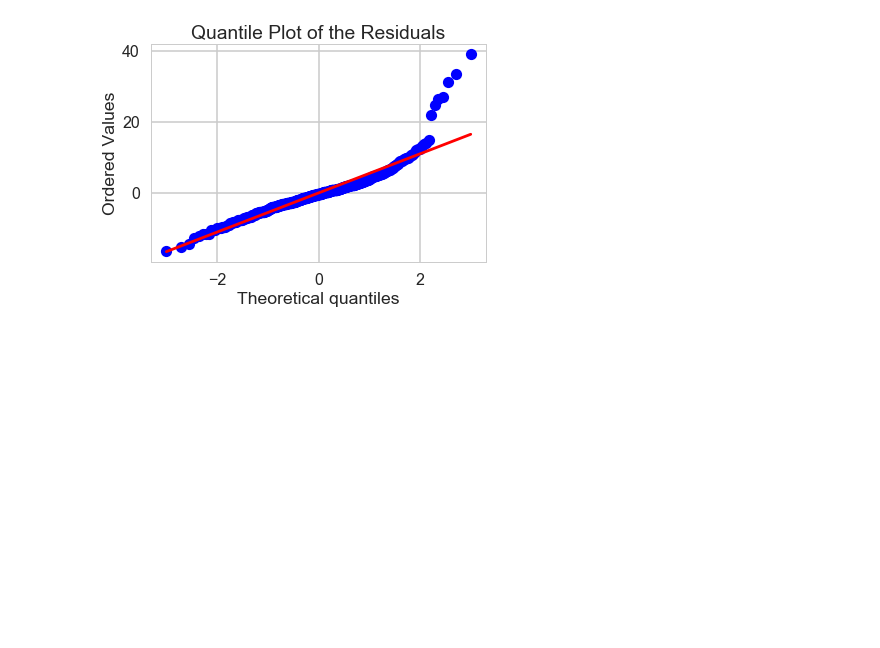
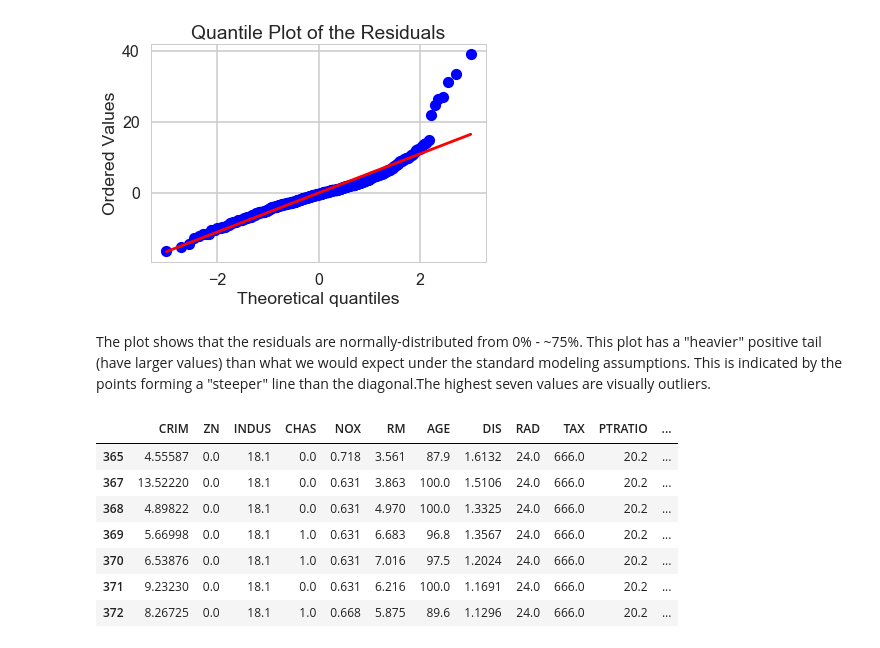
Before and after one commit to ddaly68/Springboard.DataScience, a Jupyter notebook: 8.5.1_LinearRegression/Mini_Project_Linear_Regression.ipynb, the cells around one changed output. Saved outputs shown, nothing was run; the diff lists cells and outputs as text; code cells hidden in the pictures; blank space fills up the shorter version.

```diff
--- a/8.5.1_LinearRegression/Mini_Project_Linear_Regression.ipynb
+++ b/8.5.1_LinearRegression/Mini_Project_Linear_Regression.ipynb
@@ -907,3 +907,22 @@ stats.probplot(model.resid, plot=pylab)
 _ = plt.title('Quantile Plot of the Residuals');
 # %% [output]
 [figure]
+# %% [markdown]
+The plot shows that the residuals are normally-distributed from 0% - ~75%. This plot has a "heavier" positive tail (have larger values) than what we would expect under the standard modeling assumptions. This is indicated by the points forming a "steeper" line than the diagonal.The highest seven values are visually outliers.
+# %%
+# ferret out large residuals
+bos['FITTED'] = model.fittedvalues
+bos['RESIDUALS'] = model.resid
+
+large_residuals = bos[bos.RESIDUALS > 20]
+len(large_residuals)
+large_residuals
+# %% [output]
+|  | CRIM | ZN | INDUS | CHAS | NOX | RM | AGE | DIS | RAD | TAX | PTRATIO | ... |
+| 365 | 4.55587 | 0.0 | 18.1 | 0.0 | 0.718 | 3.561 | 87.9 | 1.6132 | 24.0 | 666.0 | 20.2 | ... |
+| 367 | 13.52220 | 0.0 | 18.1 | 0.0 | 0.631 | 3.863 | 100.0 | 1.5106 | 24.0 | 666.0 | 20.2 | ... |
+| 368 | 4.89822 | 0.0 | 18.1 | 0.0 | 0.631 | 4.970 | 100.0 | 1.3325 | 24.0 | 666.0 | 20.2 | ... |
+| 369 | 5.66998 | 0.0 | 18.1 | 1.0 | 0.631 | 6.683 | 96.8 | 1.3567 | 24.0 | 666.0 | 20.2 | ... |
+| 370 | 6.53876 | 0.0 | 18.1 | 1.0 | 0.631 | 7.016 | 97.5 | 1.2024 | 24.0 | 666.0 | 20.2 | ... |
+| 371 | 9.23230 | 0.0 | 18.1 | 0.0 | 0.631 | 6.216 | 100.0 | 1.1691 | 24.0 | 666.0 | 20.2 | ... |
+| 372 | 8.26725 | 0.0 | 18.1 | 1.0 | 0.668 | 5.875 | 89.6 | 1.1296 | 24.0 | 666.0 | 20.2 | ... |
```
Also changed, not shown: parts of 6 cells of this notebook.
